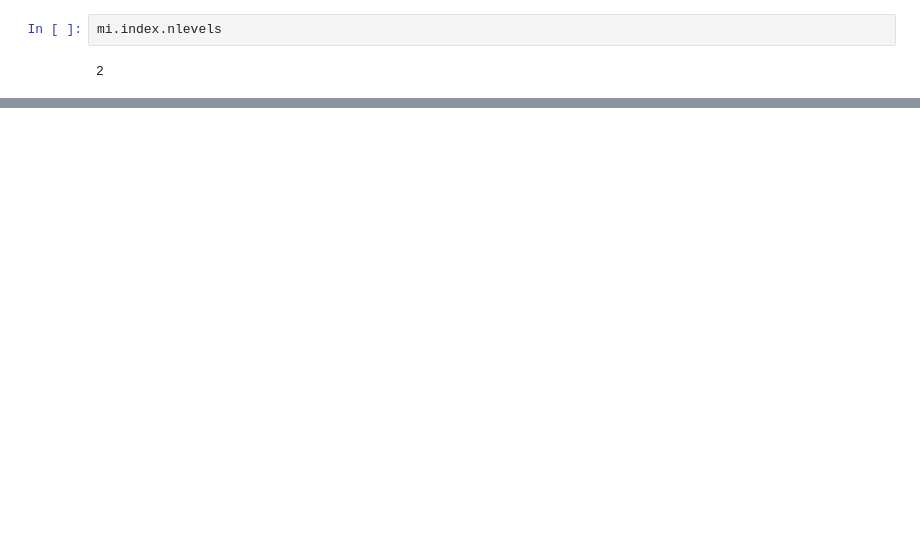
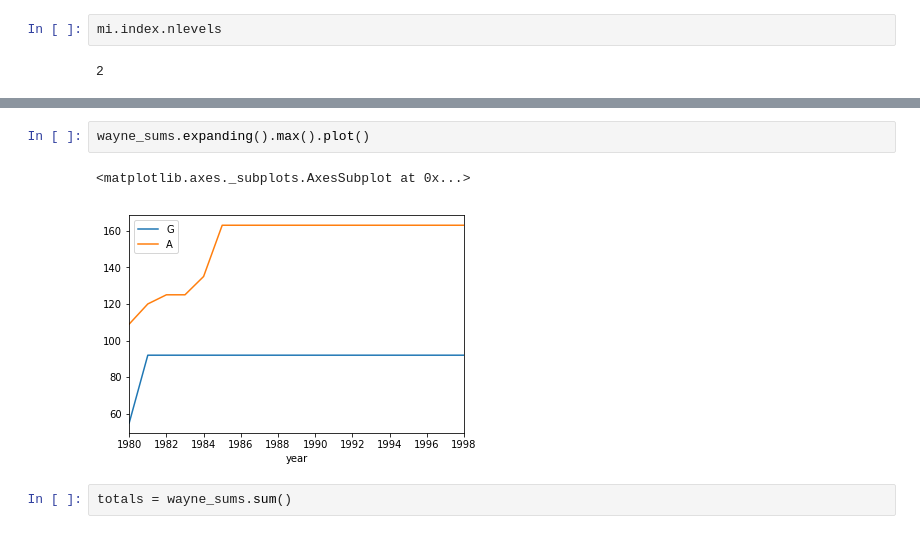
Before and after one commit to mp3sii/Panda_Intro, a Jupyter notebook: Pandas_Intro.ipynb, the cells around one changed output, grey strips where cells are left out. Drawn from its saved outputs; the diff is of its cells as text; blank space fills up the shorter version.

```diff
--- a/Pandas_Intro.ipynb
+++ b/Pandas_Intro.ipynb
@@ -667,0 +807,7 @@ mi2
+# %%
+wayne_sums.expanding().max().plot()
+# %% [output]
+<matplotlib.axes._subplots.AxesSubplot at 0x...>
+[figure, added]
+# %%
+totals = wayne_sums.sum()
```
Also changed, not shown: parts of 43 cells of this notebook.
